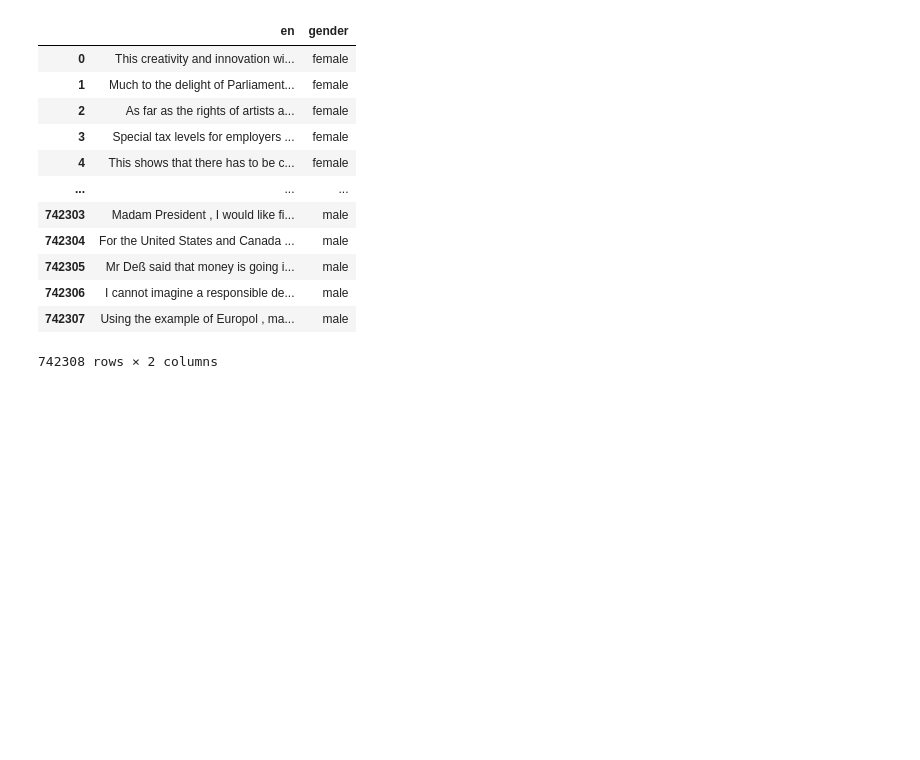
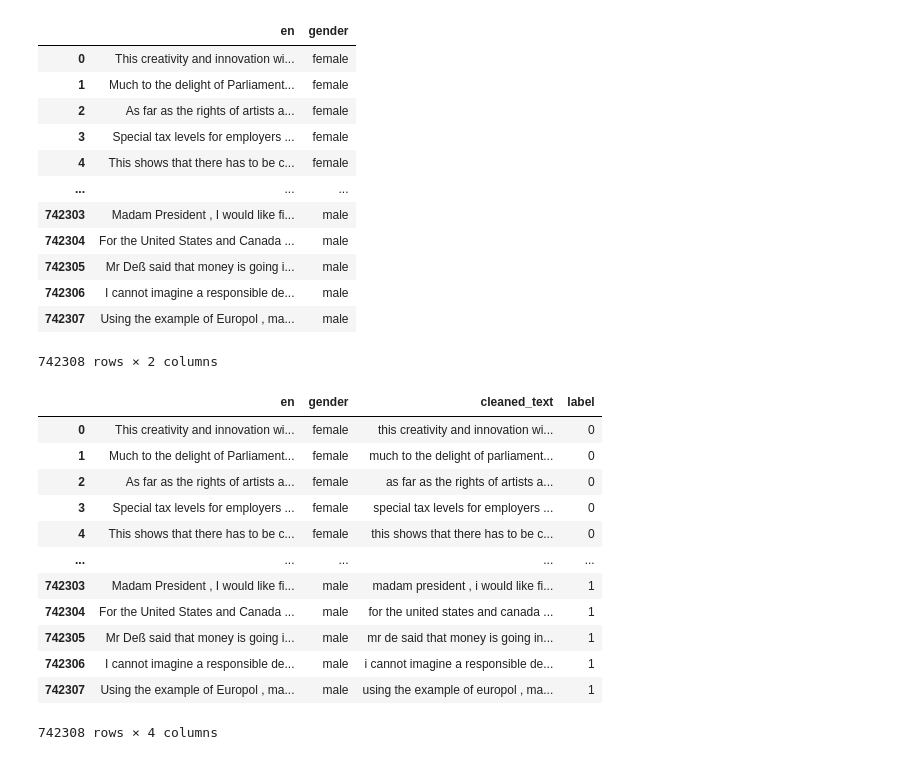
Before and after one commit to fc63/gender-classification, a Jupyter notebook: gc.ipynb, the cells around one changed output. Saved outputs shown, nothing was run; the diff lists cells and outputs as text; code cells hidden in the pictures; blank space fills up the shorter version.

Commit message:
clean text and create label column

```diff
--- a/gc.ipynb
+++ b/gc.ipynb
@@ -80,3 +80,32 @@ df_balanced
 | 742306 | I cannot imagine a responsible de... | male |
 | 742307 | Using the example of Europol , ma... | male |
 742308 rows × 2 columns
+# %%
+# clean text
+def clean_text(text):
+    text = text.lower()
+    text = re.sub(r'[^a-zA-Z0-9.,!?\s]', '', text)
+    text = re.sub(r'\s+', ' ', text).strip()
+    return text
+
+df_balanced['cleaned_text'] = df_balanced['en'].apply(clean_text)
+
+# encode labels
+label_encoder = LabelEncoder()
+df_balanced['label'] = label_encoder.fit_transform(df_balanced['gender'])
+
+df_balanced
+# %% [output]
+|  | en | gender | cleaned_text | label |
+| 0 | This creativity and innovation wi... | female | this creativity and innovation wi... | 0 |
+| 1 | Much to the delight of Parliament... | female | much to the delight of parliament... | 0 |
+| 2 | As far as the rights of artists a... | female | as far as the rights of artists a... | 0 |
+| 3 | Special tax levels for employers ... | female | special tax levels for employers ... | 0 |
+| 4 | This shows that there has to be c... | female | this shows that there has to be c... | 0 |
+| ... | ... | ... | ... | ... |
+| 742303 | Madam President , I would like fi... | male | madam president , i would like fi... | 1 |
+| 742304 | For the United States and Canada ... | male | for the united states and canada ... | 1 |
+| 742305 | Mr Deß said that money is going i... | male | mr de said that money is going in... | 1 |
+| 742306 | I cannot imagine a responsible de... | male | i cannot imagine a responsible de... | 1 |
+| 742307 | Using the example of Europol , ma... | male | using the example of europol , ma... | 1 |
+742308 rows × 4 columns
```
